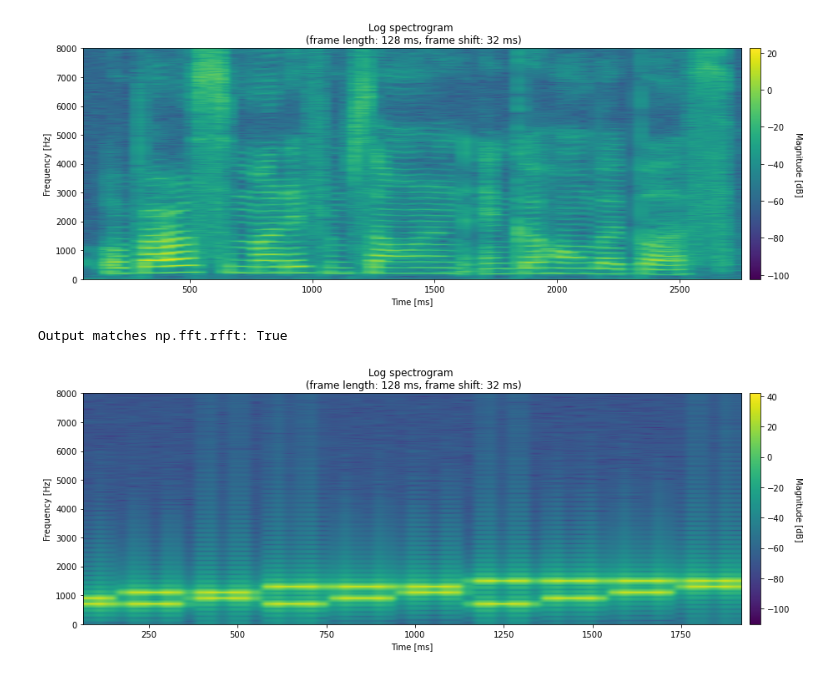
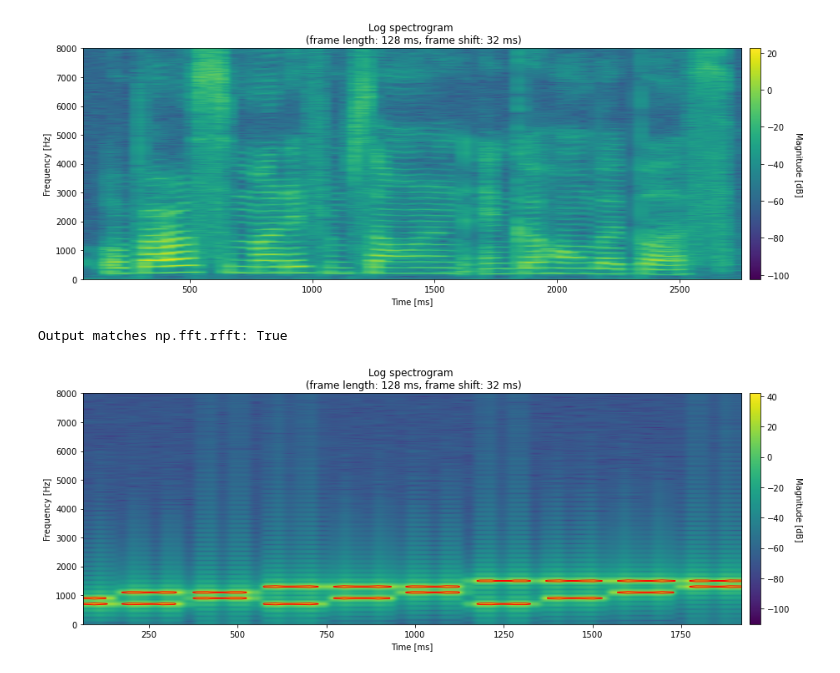
Before and after one commit to iibrahimli/ssp_sose2023, a Jupyter notebook: Exercise2/exercise2.ipynb, the cells around one changed output. Cells and saved outputs as stored; diff of their text form; code cells hidden in the pictures.

Commit message:
Add threshold plotting

```diff
--- a/Exercise2/exercise2.ipynb
+++ b/Exercise2/exercise2.ipynb
@@ -71,6 +71,7 @@ def plot_log_spectrogram(
     sampling_rate: int,
     frame_length: int = 32,
     frame_shift: int = 8,
+    threshold: float = None,
 ) -> None:
     """Plot the log spectrogram of a signal."""
     m_stft, v_time = compute_stft(
@@ -80,22 +81,40 @@ def plot_log_spectrogram(
         frame_shift,
         get_window("hann", frame_length * sampling_rate // 1000),
     )
+
+    magnitude = 10 * np.log10(np.maximum(np.square(np.abs(m_stft.T)), 10 ** (-15)))
+
     v_freq = np.linspace(0, sampling_rate / 2, m_stft.shape[1])
+
     fig = plt.figure()
     ax = fig.add_subplot(111)
     im = ax.imshow(
-        10 * np.log10(np.maximum(np.square(np.abs(m_stft.T)), 10 ** (-15))),
+        magnitude,
         cmap="viridis",
         origin="lower",
         extent=[v_time[0], v_time[-1], v_freq[0], v_freq[-1]],
         aspect="auto",
     )
+
+    if threshold is not None:
+        # plot parts of the spectrogram that are above the threshold
+        ax.contour(
+            v_time,
+            v_freq,
+            magnitude,
+            levels=[threshold],
+            colors="red",
+            linestyles="solid",
+            linewidths=1,
+        )
+
     fig.colorbar(im, orientation="vertical", pad=0.01)
-    # set name & units for colorbar
     im.colorbar.set_label("Magnitude [dB]", rotation=270, labelpad=15)
+
     ax.set_title(f"Log spectrogram \n (frame length: {frame_length} ms, frame shift: {frame_shift} ms)")
     ax.set_xlabel("Time [ms]")
     ax.set_ylabel("Frequency [Hz]")
+
     fig.tight_layout()
     plt.show()
 # %%
@@ -128,7 +147,7 @@ plot_log_spectrogram(s1, sampling_rate, frame_length=128, frame_shift=32)
 Output matches np.fft.rfft: True
 [figure]
 # %%
-plot_log_spectrogram(s2, sampling_rate, frame_length=128, frame_shift=32)
+plot_log_spectrogram(s2, sampling_rate, frame_length=128, frame_shift=32, threshold=20.)
 # %% [output]
 Output matches np.fft.rfft: True
-[figure, old version]
+[figure, new version]
```
